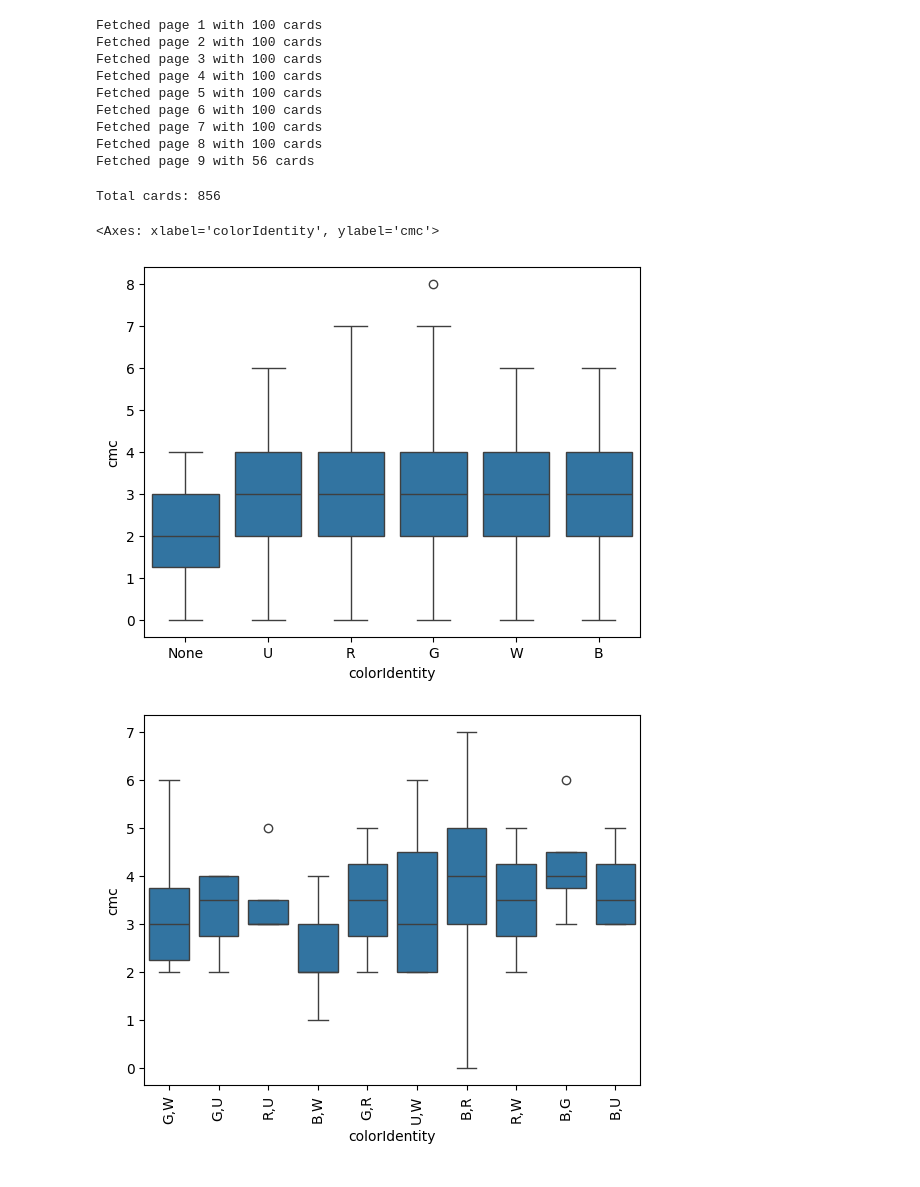
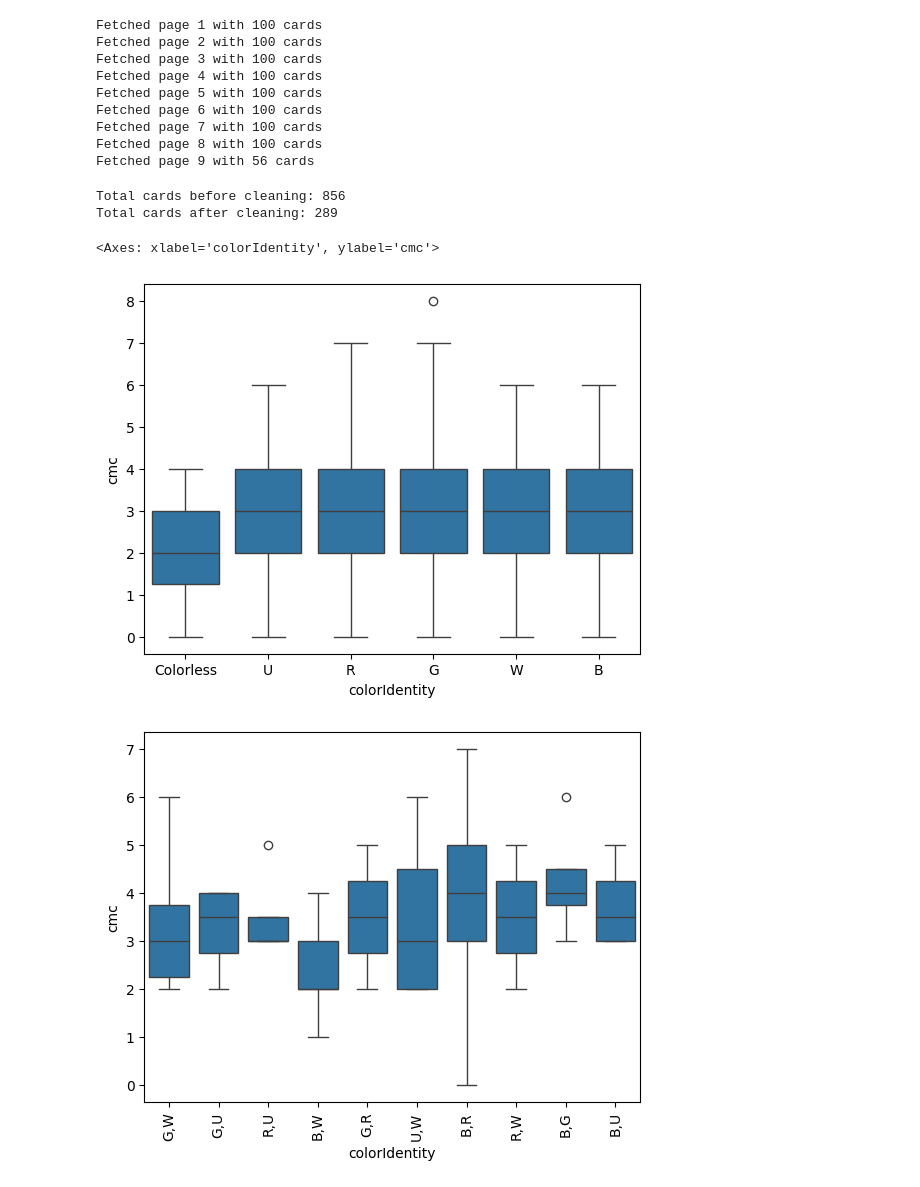
Before and after one commit to FBIagent42/magic_data_set, a Jupyter notebook: main.ipynb, the cells around one changed output. Saved outputs shown, nothing was run; the diff lists cells and outputs as text; code cells hidden in the pictures.

```diff
--- a/main.ipynb
+++ b/main.ipynb
@@ -36,47 +49,48 @@ Fetched page 7 with 100 cards
 Fetched page 8 with 100 cards
 Fetched page 9 with 56 cards
 # %%
+#Turn data into a data frame
 data = pd.json_normalize(all_cards)
-print(f"Total cards: {len(data)}")
+print(f"Total cards before cleaning: {len(data)}")
 
-
+#Select relevent columns
 trimmed_data = data[['number', 'name', 'manaCost', 'cmc', 'colors', 'colorIdentity', 'types',
                     'supertypes', 'subtypes', 'rarity', 'set', 'setName', 'power',
                     'toughness', 'multiverseid', 'id']]
 
+#Remove duplicate cards by taking the lowest 'multiverseid' (the original printing of the card)
 trimmed_data = trimmed_data[trimmed_data['multiverseid'].notna()]
 trimmed_data['multiverseid'] = trimmed_data['multiverseid'].astype(int)
-
 formatted_data = trimmed_data.loc[trimmed_data.groupby('name')['multiverseid'].idxmin()]
 
+#Split mana into generic and colered
 formatted_data['mana_generic'] = formatted_data['manaCost'].str.extract(r'(\{[\dX]\})')
 formatted_data['mana_generic'] = formatted_data['mana_generic'].str.replace(r'[{}]', "", regex = True)
 formatted_data['mana_generic'] = formatted_data['mana_generic'].fillna(0)
-
-
 formatted_data['mana_colored'] = (formatted_data['manaCost'].str.extractall(r'\{([WUBRG])\}').groupby(level=0)[0].apply(list))
 formatted_data['mana_colored'] = formatted_data['mana_colored'].apply(lambda x: x if isinstance(x, list) else ['None'])
 
-formatted_data['colorIdentity'] = formatted_data['colorIdentity'].fillna('None')
+#fill NAs with apropriate value
+formatted_data['colorIdentity'] = formatted_data['colorIdentity'].fillna('Colorless')
+formatted_data['supertypes'] = formatted_data['supertypes'].fillna('None')
 
-
-formatted_data = formatted_data[['number', 'name', 'mana_generic', 'mana_colored', 'cmc', 'colors', 'colorIdentity', 'types',
-                    'supertypes', 'subtypes', 'rarity', 'set', 'setName', 'power',
-                    'toughness', 'multiverseid', 'id']]
+print(f"Total cards after cleaning: {len(formatted_data)}")
 # %% [output]
-Total cards: 856
+Total cards before cleaning: 856
+Total cards after cleaning: 289
 # %%
 plot_df = formatted_data.copy()
+
 # keep only rows where colorIdentity is a list of length 1
-plot_df = plot_df[plot_df['colorIdentity'].apply(lambda x: (isinstance(x, list) and len(x) <= 1) or x == 'None')]
+plot_df = plot_df[plot_df['colorIdentity'].apply(lambda x: (isinstance(x, list) and len(x) <= 1) or x == 'Colorless')]
 # convert single-element lists to the element (e.g. ['W'] -> 'W')
 plot_df['colorIdentity'] = plot_df['colorIdentity'].apply(lambda x: x[0] if isinstance(x, list) else x)
 
 
 sns.boxplot(data=plot_df, x='colorIdentity', y='cmc')
 # %% [output]
 <Axes: xlabel='colorIdentity', ylabel='cmc'>
-[figure, old version]
+[figure, new version]
 # %%
 plot_df = formatted_data.copy()
 # keep only rows where colorIdentity is a list of length > 1
```
Also changed, not shown: parts of 8 cells of this notebook.
